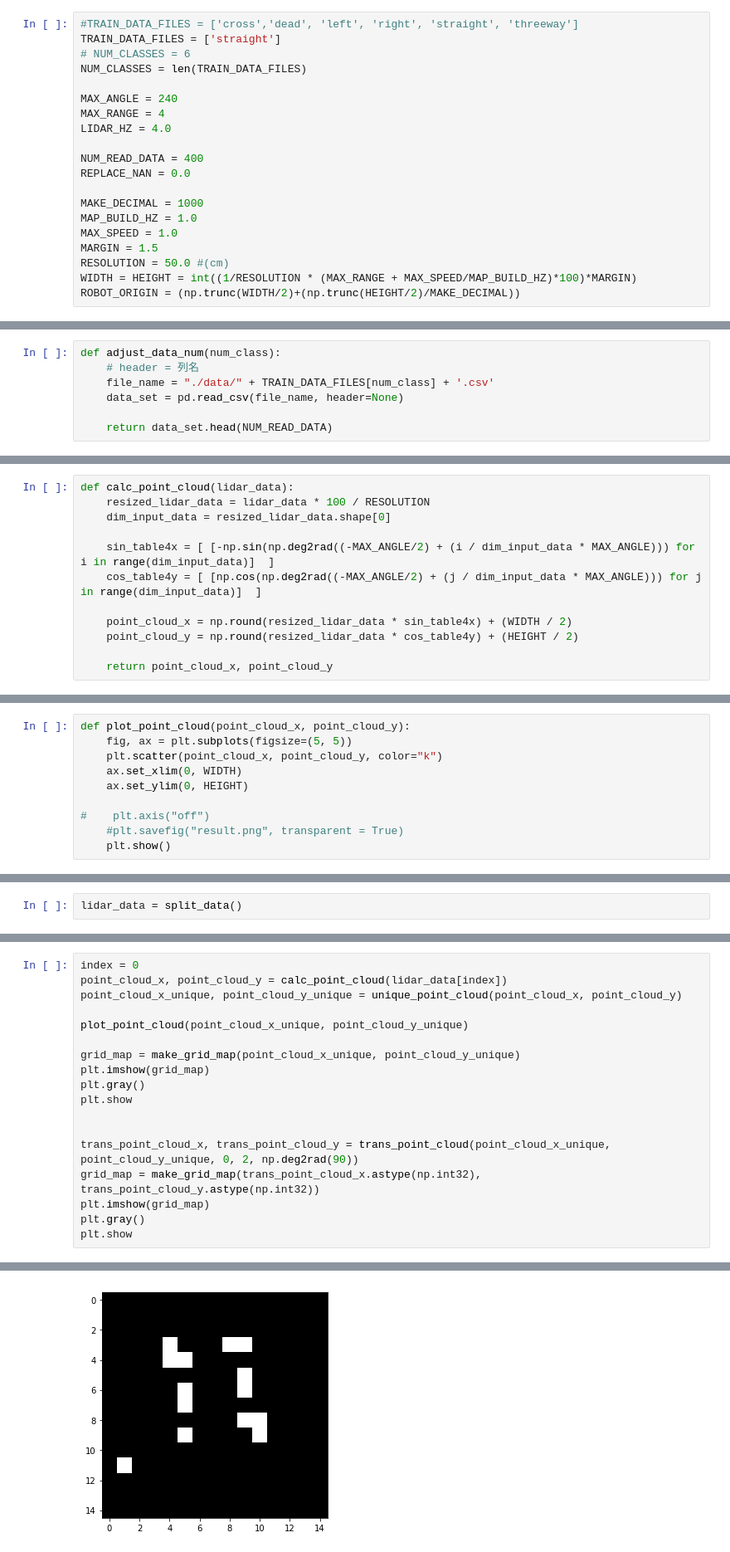
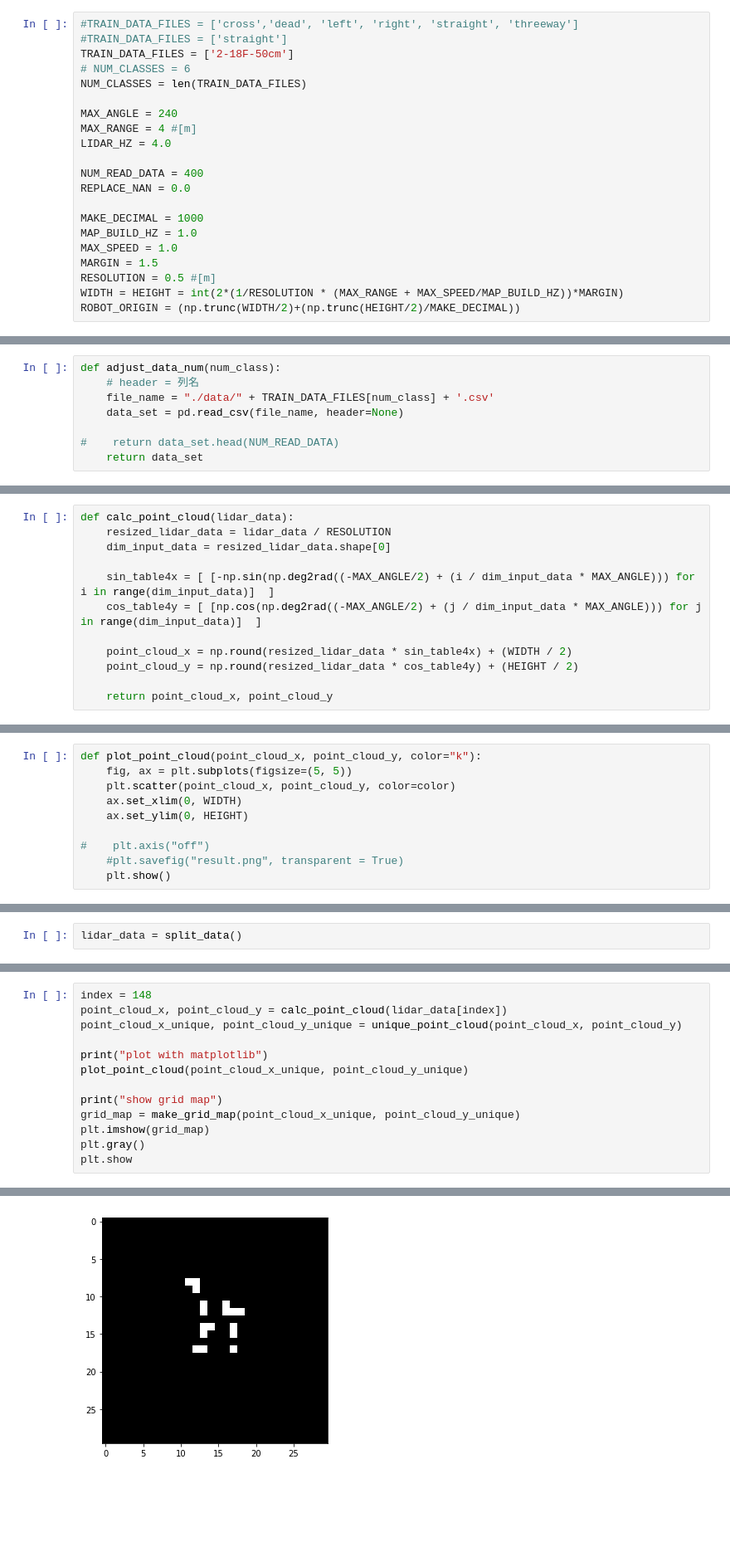
Before and after one commit to tiger0421/junctionRecognition, a Jupyter notebook: pltURG.ipynb, the cells around one changed output, grey strips where cells are left out. Shown at 83% size. Drawn from its saved outputs; the diff is of its cells as text; blank space fills up the shorter version.

Commit message:
plot point cloud on img

```diff
--- a/pltURG.ipynb
+++ b/pltURG.ipynb
@@ -9,12 +9,13 @@ import matplotlib.pyplot as plt
 ## Define
 # %%
 #TRAIN_DATA_FILES = ['cross','dead', 'left', 'right', 'straight', 'threeway']
-TRAIN_DATA_FILES = ['straight']
+#TRAIN_DATA_FILES = ['straight']
+TRAIN_DATA_FILES = ['2-18F-50cm']
 # NUM_CLASSES = 6
 NUM_CLASSES = len(TRAIN_DATA_FILES)
 
 MAX_ANGLE = 240
-MAX_RANGE = 4
+MAX_RANGE = 4 #[m]
 LIDAR_HZ = 4.0
 
 NUM_READ_DATA = 400
@@ -24,8 +25,8 @@ MAKE_DECIMAL = 1000
 MAP_BUILD_HZ = 1.0
 MAX_SPEED = 1.0
 MARGIN = 1.5
-RESOLUTION = 50.0 #(cm)
-WIDTH = HEIGHT = int((1/RESOLUTION * (MAX_RANGE + MAX_SPEED/MAP_BUILD_HZ)*100)*MARGIN)
+RESOLUTION = 0.5 #[m]
+WIDTH = HEIGHT = int(2*(1/RESOLUTION * (MAX_RANGE + MAX_SPEED/MAP_BUILD_HZ))*MARGIN)
 ROBOT_ORIGIN = (np.trunc(WIDTH/2)+(np.trunc(HEIGHT/2)/MAKE_DECIMAL))
 # %% [markdown]
 ## 学習データ数の読み込み用関数
@@ -36,7 +37,8 @@ def adjust_data_num(num_class):
     file_name = "./data/" + TRAIN_DATA_FILES[num_class] + '.csv'
     data_set = pd.read_csv(file_name, header=None)
 
-    return data_set.head(NUM_READ_DATA)
+#    return data_set.head(NUM_READ_DATA)
+    return data_set
 # %% [markdown]
 ## 学習データ読み込み用関数
 # %%
@@ -65,7 +67,7 @@ def split_data():
 距離データ →点群
 # %%
 def calc_point_cloud(lidar_data):
-    resized_lidar_data = lidar_data * 100 / RESOLUTION
+    resized_lidar_data = lidar_data / RESOLUTION
     dim_input_data = resized_lidar_data.shape[0]
 
     sin_table4x = [ [-np.sin(np.deg2rad((-MAX_ANGLE/2) + (i / dim_input_data * MAX_ANGLE))) for i in range(dim_input_data)]  ]
@@ -110,9 +117,9 @@ def make_grid_map(point_cloud_x, point_cloud_y):
 # %% [markdown]
 ## Plot
 # %%
-def plot_point_cloud(point_cloud_x, point_cloud_y):
+def plot_point_cloud(point_cloud_x, point_cloud_y, color="k"):
     fig, ax = plt.subplots(figsize=(5, 5))
-    plt.scatter(point_cloud_x, point_cloud_y, color="k")
+    plt.scatter(point_cloud_x, point_cloud_y, color=color)
     ax.set_xlim(0, WIDTH)
     ax.set_ylim(0, HEIGHT)
 
@@ -137,19 +172,14 @@ lidar_data = split_data()
 # %%
-index = 0
+index = 148
 point_cloud_x, point_cloud_y = calc_point_cloud(lidar_data[index])
 point_cloud_x_unique, point_cloud_y_unique = unique_point_cloud(point_cloud_x, point_cloud_y)
 
+print("plot with matplotlib")
 plot_point_cloud(point_cloud_x_unique, point_cloud_y_unique)
 
+print("show grid map")
 grid_map = make_grid_map(point_cloud_x_unique, point_cloud_y_unique)
 plt.imshow(grid_map)
 plt.gray()
 plt.show
-
-
-trans_point_cloud_x, trans_point_cloud_y = trans_point_cloud(point_cloud_x_unique, point_cloud_y_unique, 0, 2, np.deg2rad(90))
-grid_map = make_grid_map(trans_point_cloud_x.astype(np.int32), trans_point_cloud_y.astype(np.int32))
-plt.imshow(grid_map)
-plt.gray()
-plt.show
 # %% [output]
@@ -158 +190 @@ plt.show
-[figure, old version]
+[figure, new version]
```
Also changed, not shown: parts of 8 cells of this notebook.
